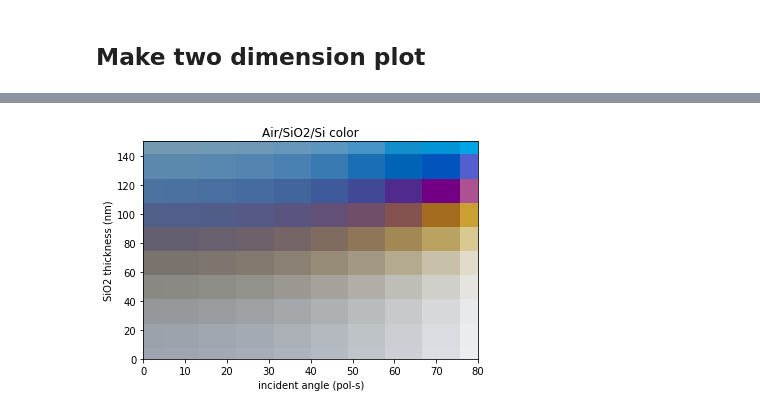
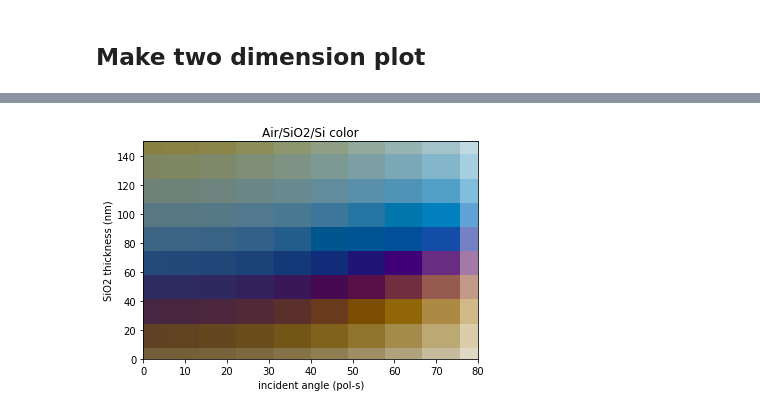
Before and after one commit to kanhua/pypvcell, a Jupyter notebook: demos/Color_of_surface_tmm.ipynb, the cells around one changed output, grey strips where cells are left out. Cells and saved outputs as stored; diff of their text form; code cells hidden in the pictures.

Commit message:
update tmm color demo file

```diff
--- a/demos/Color_of_surface_tmm.ipynb
+++ b/demos/Color_of_surface_tmm.ipynb
@@ -61,17 +57,21 @@ Color calculations: What color is a air / thin SiO2 / Si wafer?
 # Crystalline silicon refractive index. Data from Palik via
 # http://refractiveindex.info, I haven't checked it, but this is just for
 # demonstration purposes anyway.
-Si_n_fn = get_ntotal_fn('a_Si')
+Si_n_fn = get_ntotal_fn('Si')
 # SiO2 refractive index (approximate): 1.46 regardless of wavelength
 SiO2_n_fn = get_ntotal_fn('SiO2_2')
+TiO2_n_fn=get_ntotal_fn("TiO2_2")
+aSi_n_fn=get_ntotal_fn("Si")
 # air refractive index
-air_n_fn = lambda wavelength : 1
+air_n_fn = get_ntotal_fn("Air")
 
-n_fn_list = [air_n_fn, SiO2_n_fn, Si_n_fn]
+n_fn_list = [air_n_fn, SiO2_n_fn, TiO2_n_fn, Si_n_fn]
+d_list = [inf, 200, 50, inf]
+
 th_0 = 0
 
 # Print the colors, and show plots, for the special case of 300nm-thick SiO2
-d_list = [inf, 300, inf]
+
 reflectances = color.calc_reflectances(n_fn_list, d_list, th_0)
 illuminant = colorpy.illuminants.get_illuminant_D65()
 spectrum = color.calc_spectrum(reflectances, illuminant)
@@ -95,0 +107,16 @@ Wall time: 2.81 s
+# %%
+lam_vac_arr=np.linspace(500,800,5)
+for lam_vac in lam_vac_arr:
+    n_list = [np.asscalar(n_fn_list[i](lam_vac)) for i in range(len(n_fn_list))]
+    coh_data=coh_tmm('s',n_list,d_list,th_0,lam_vac)
+    zx=np.linspace(-50,1000,100)
+    z_response=np.ones_like(zx)
+    for i in range(zx.shape[0]):
+        d_layer,d=find_in_structure_with_inf(d_list,zx[i])
+        za=position_resolved(d_layer,d,coh_data)['absor']
+        z_response[i]=za
+    plt.plot(zx,z_response,label="wl=%s"%lam_vac)
+plt.legend()
+plt.xlabel("depth from sample surface (nm)")
+plt.ylabel("absorption")
+plt.show()
@@ -96,14 +144,19 @@ Wall time: 2.81 s
 # %%
+%%time
 # Calculate irgb color (i.e. gamma-corrected sRGB display color rounded to
 # integers 0-255) versus thickness of SiO2
-max_SiO2_thickness = 600
+max_SiO2_thickness = 300
 SiO2_thickness_list = linspace(0,max_SiO2_thickness,num=80)
 irgb_list = []
+n_fn_list_2 = [air_n_fn, SiO2_n_fn, Si_n_fn]
 for SiO2_d in SiO2_thickness_list:
-    d_list = [inf, SiO2_d, inf]
-    reflectances = color.calc_reflectances(n_fn_list, d_list, th_0,pol='s')
+    d_list = [inf, SiO2_d ,inf]
+    reflectances_p = color.calc_reflectances(n_fn_list_2, d_list, th_0,pol='p')
+    reflectances_s = color.calc_reflectances(n_fn_list_2, d_list, th_0,pol='s')
+    reflectances_unp=(reflectances_p+reflectances_s)/2
+    reflectances_unp[:,0]=reflectances_p[:,0]
     illuminant = colorpy.illuminants.get_illuminant_D65()
-    spectrum = color.calc_spectrum(reflectances, illuminant)
+    spectrum = color.calc_spectrum(reflectances_unp, illuminant)
     color_dict = color.calc_color(spectrum)
     irgb_list.append(colorpy.colormodels.irgb_string_from_irgb(color_dict['irgb']))
 
@@ -131,7 +186,7 @@ SiO2_d_list=linspace(0,max_d,num=10)
 irgb_list =[]
 for i,ang in enumerate(inc_angle):
     for j,SiO2_d in enumerate(SiO2_d_list):
-        d_list = [inf, SiO2_d, inf]
+        d_list = [inf, SiO2_d, 50, inf]
         reflectances = color.calc_reflectances(n_fn_list, d_list, ang/180*pi)
         illuminant = colorpy.illuminants.get_illuminant_D65()
         spectrum = color.calc_spectrum(reflectances, illuminant)
@@ -150 +205 @@ Wall time: 23.7 s
-[figure, old version]
+[figure, new version]
```
Also changed, not shown: parts of 12 cells of this notebook, 1 other file.
